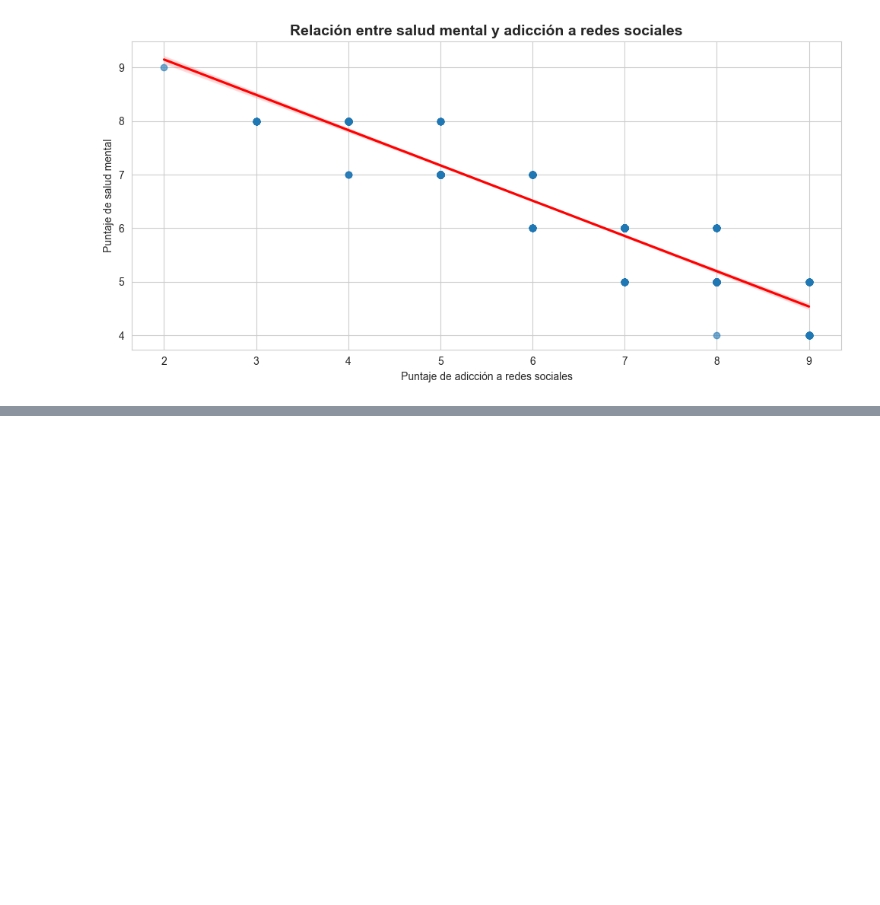
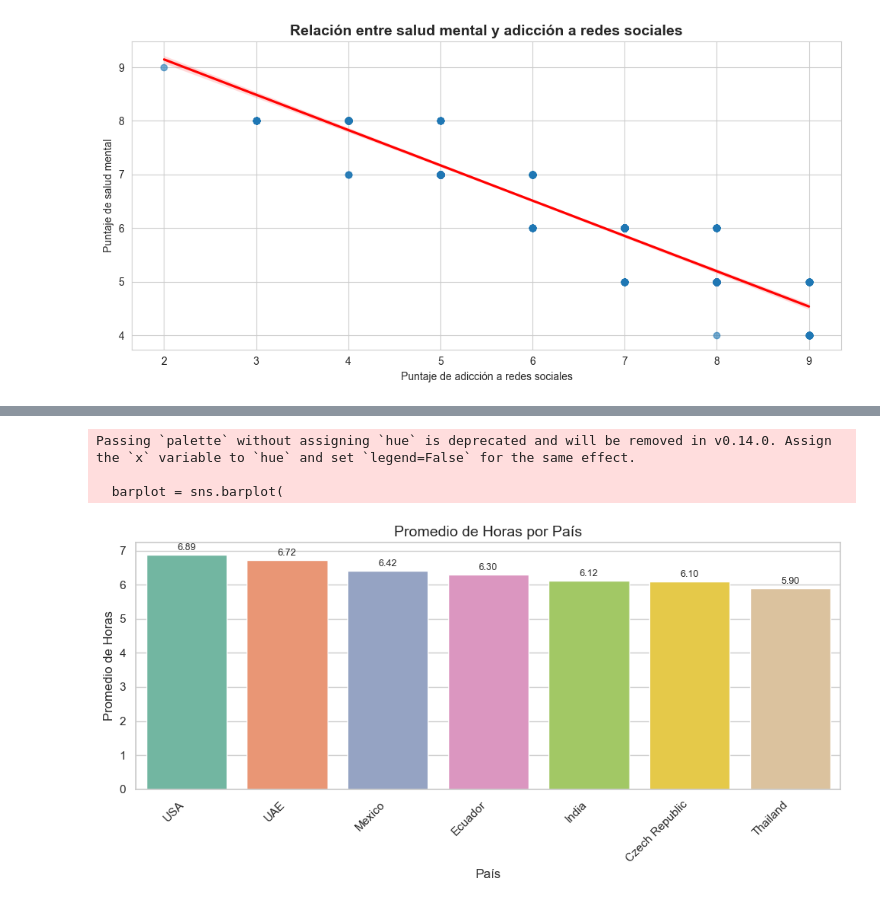
Before and after one commit to AlejandroZuluaga1/adiccion_redes_sociales, a Jupyter notebook: timevsage.ipynb, the cells around one changed output, grey strips where cells are left out. Drawn from its saved outputs; the diff is of its cells as text; code cells hidden in the pictures; blank space fills up the shorter version.

```diff
--- a/timevsage.ipynb
+++ b/timevsage.ipynb
@@ -205,3 +205,8 @@ plt.tight_layout()
 plt.show()
 # %% [output]
 [figure]
+# %%
+#paises con mas consumo de redes sociales
+
+df_countrys = df_original.groupby('Country')['Avg_Daily_Usage_Hours'].mean().reset_index(name='promedio_horas').sort_values(by='promedio_horas',ascending=False).head(7)
+df_countrys
@@ -207,0 +222,35 @@ plt.show()
+# %%
+
+# Estilo general
+sns.set(style="whitegrid")
+
+# Tamaño del gráfico
+plt.figure(figsize=(10, 5))
+
+# Gráfico de barras
+barplot = sns.barplot(
+    data=df_countrys,
+    y='promedio_horas',
+    x='Country',
+    palette='Set2'  # Puedes probar también 'coolwarm', 'viridis', etc.
+)
+
+# Mostrar los valores encima de las barras
+for i in barplot.containers:
+    barplot.bar_label(i, fmt='%.2f', label_type='edge', padding=2, fontsize=9)
+
+# Rotar etiquetas si son muchas o largas
+plt.xticks(rotation=45, ha='right')
+
+# Títulos y etiquetas
+plt.title('Promedio de Horas por País', fontsize=14)
+plt.xlabel('País', fontsize=12)
+plt.ylabel('Promedio de Horas', fontsize=12)
+
+# Acomodar elementos
+plt.tight_layout()
+# %% [output]
+Passing `palette` without assigning `hue` is deprecated and will be removed in v0.14.0. Assign the `x` variable to `hue` and set `legend=False` for the same effect.
+
+  barplot = sns.barplot(
+[figure, added]
```
Also changed, not shown: parts of 2 cells of this notebook, 2 other files.
